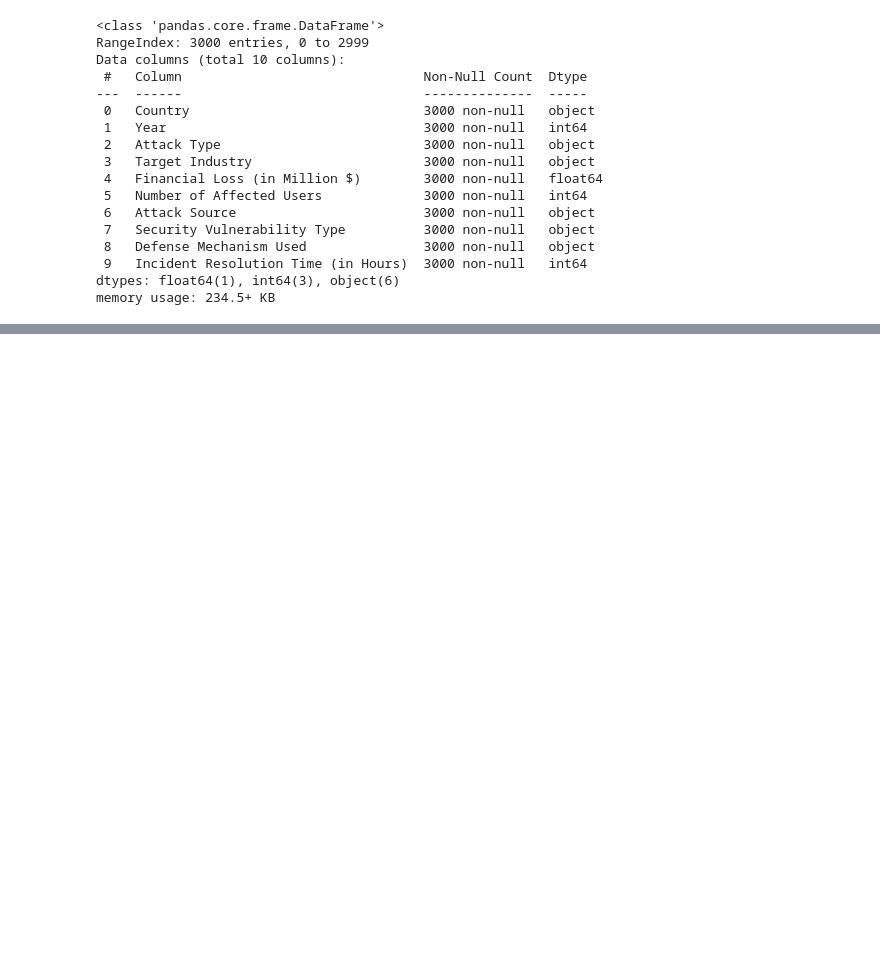
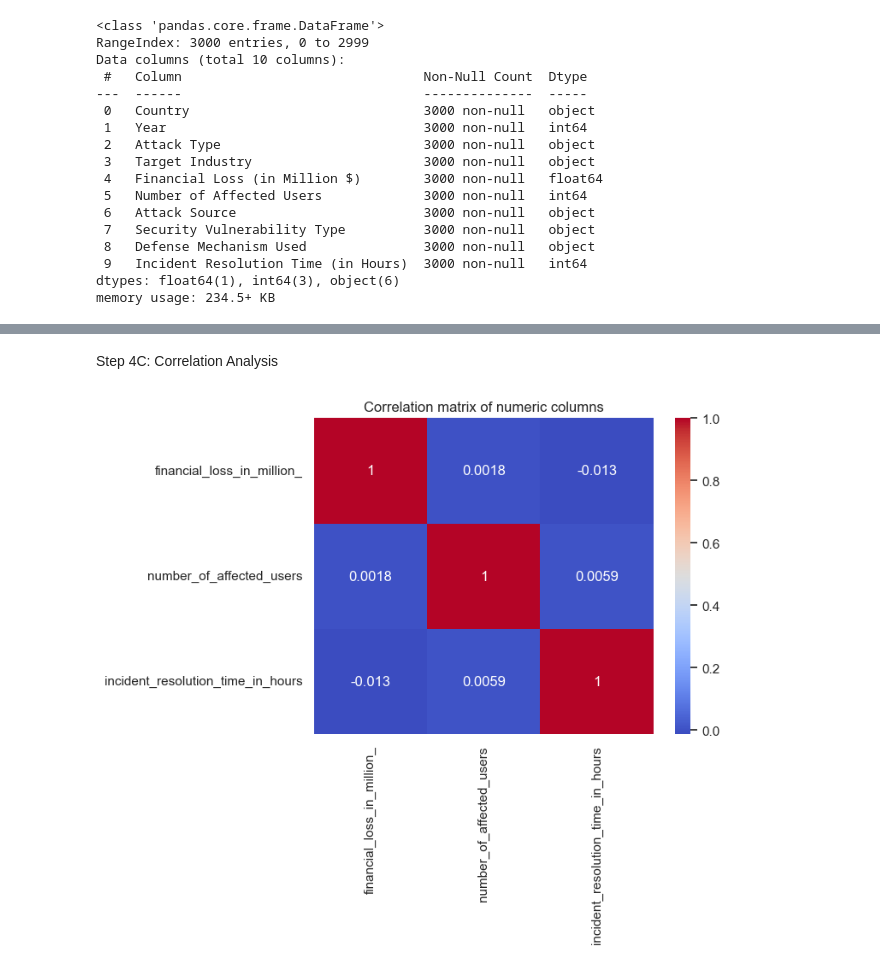
Before and after one commit to paridhijsingh/cybersecurity_project, a Jupyter notebook: notebooks/01_data_cleaning.ipynb, the cells around one changed output, grey strips where cells are left out. Cells and saved outputs as stored; diff of their text form; code cells hidden in the pictures; blank space fills up the shorter version.

```diff
--- a/notebooks/01_data_cleaning.ipynb
+++ b/notebooks/01_data_cleaning.ipynb
@@ -64,0 +245,11 @@ memory usage: 234.5+ KB
+# %% [markdown]
+Step 4C: Correlation Analysis
+# %%
+# Correlation Matrix
+
+corr_matrix = df[numeric_cols].corr()
+sns.heatmap(corr_matrix, annot=True, cmap="coolwarm")
+plt.title("Correlation matrix of numeric columns")
+plt.show()
+# %% [output]
+[figure, added]
```
Also changed, not shown: parts of 25 cells of this notebook, 1 other file.
